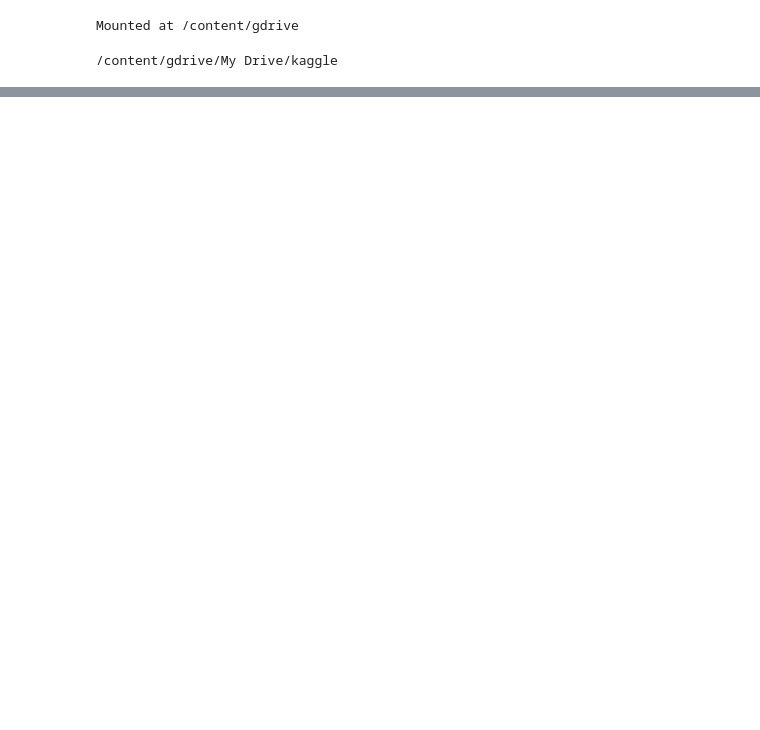
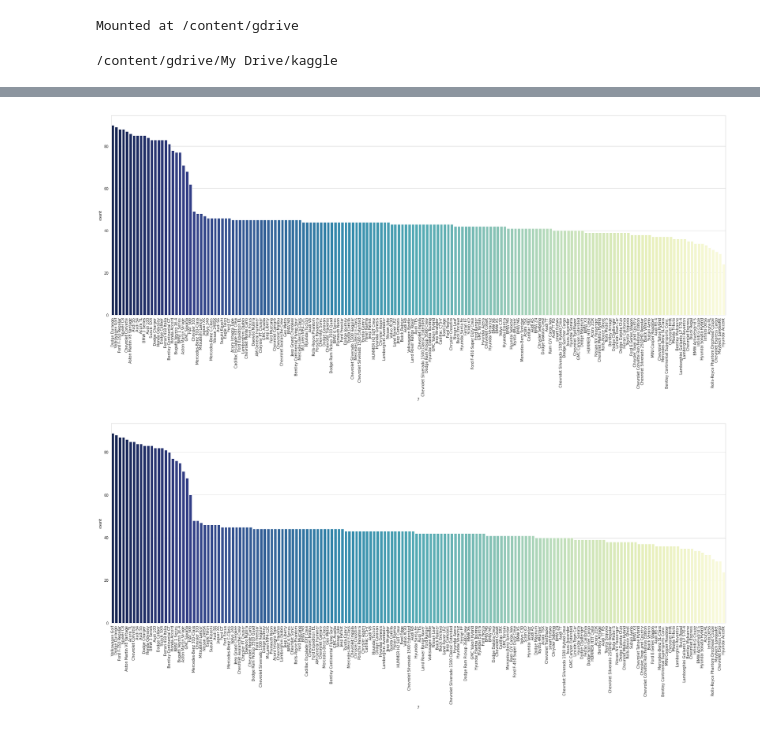
Before and after one commit to bedhinesh/capstone-aiml, a Jupyter notebook: Capstone_Group1_EDA.ipynb, the cells around one changed output, grey strips where cells are left out. Saved outputs shown, nothing was run; the diff lists cells and outputs as text; code cells hidden in the pictures; blank space fills up the shorter version.

```diff
--- a/Capstone_Group1_EDA.ipynb
+++ b/Capstone_Group1_EDA.ipynb
@@ -51,0 +195,6 @@ project_path = '/content/drive/My Drive/kaggle/'
+# %%
+draw_count_plot(train_data,7)
+draw_count_plot(test_data,7)
+# %% [output]
+[figure, added]
+[figure, added]
```
Also changed, not shown: parts of 12 cells of this notebook.
